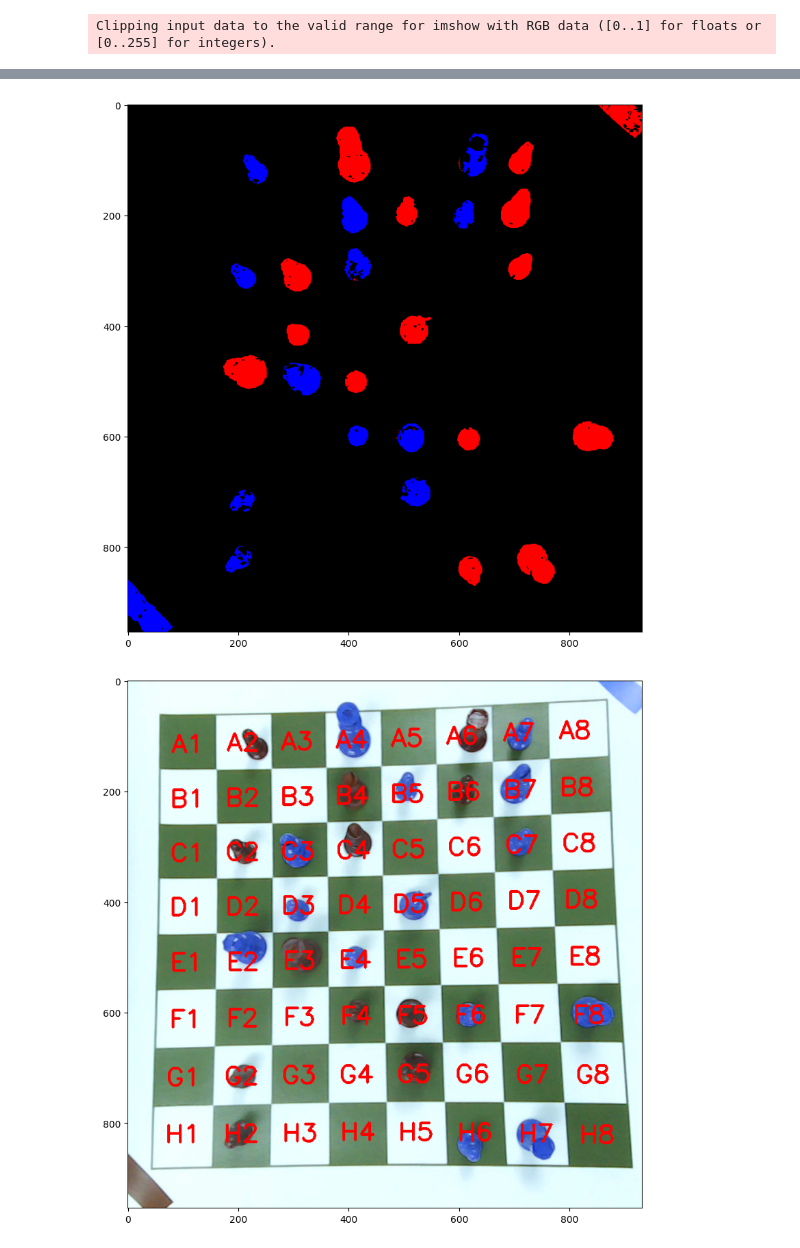
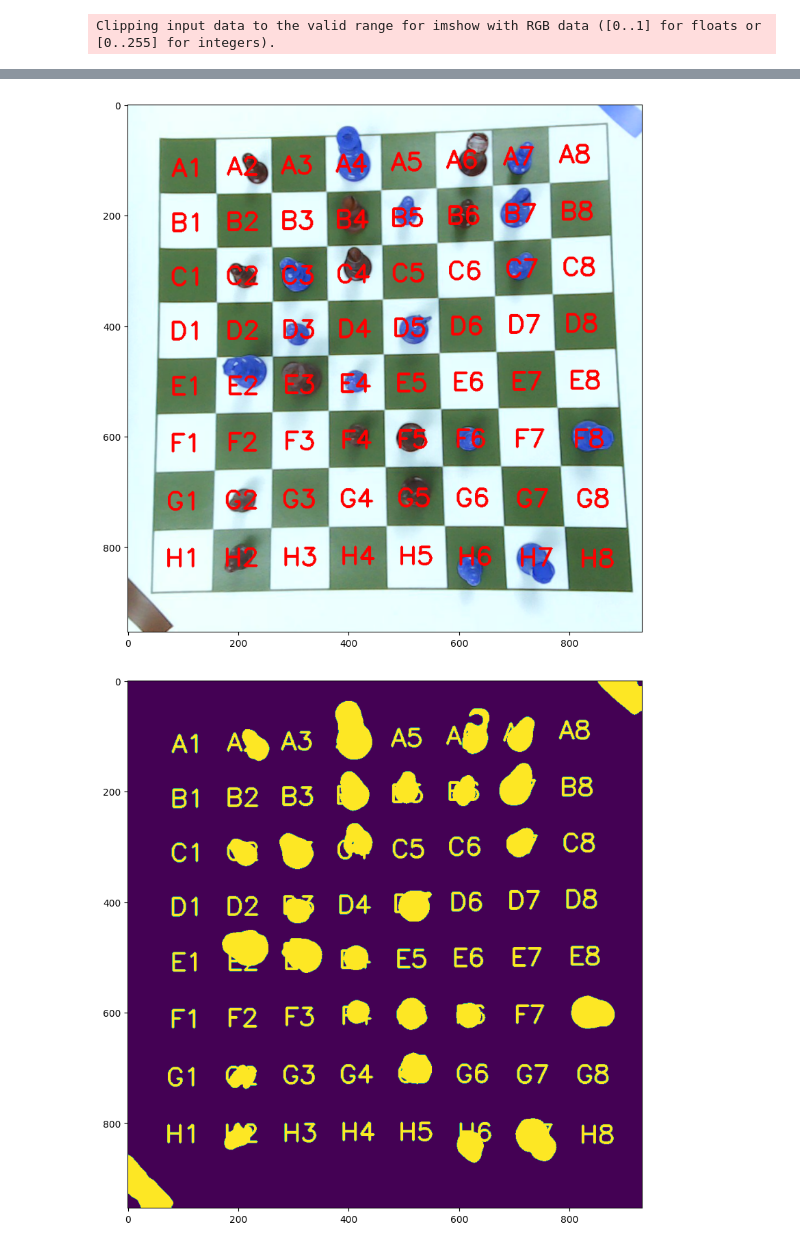
Before and after one commit to schielb/Chess_Sight, a Jupyter notebook: registration_playground.ipynb, the cells around one changed output, grey strips where cells are left out. Saved outputs shown, nothing was run; the diff lists cells and outputs as text; code cells hidden in the pictures.

```diff
--- a/registration_playground.ipynb
+++ b/registration_playground.ipynb
@@ -49,7 +48,5 @@ ValueError: too many values to unpack (expected 2)
 reference = cv.imread(f'pics/2024-04-09-112430.jpg', cv.IMREAD_COLOR)
 ret, reference, diff = get_board(query, reference, centers, corners, plot=False)
 show_board_labels(reference.copy(), centers, (8,8))
-plt.figure(figsize=(20,10))
-plt.imshow(diff)
-plt.show()
+show_board_labels(diff.copy(), centers, (8,8))
 # %% [output]
@@ -62,2 +66,2 @@ Clipping input data to the valid range for imshow with RGB data ([0..1] for floa
+[figure, new version]
-[figure, old version]
+[figure, new version]
-[figure, removed]
```
Also changed, not shown: parts of 2 cells of this notebook, 1 other file.
